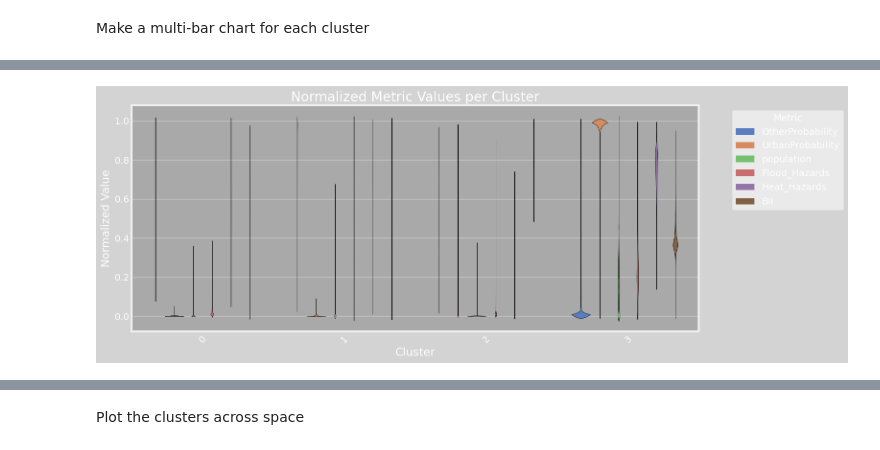
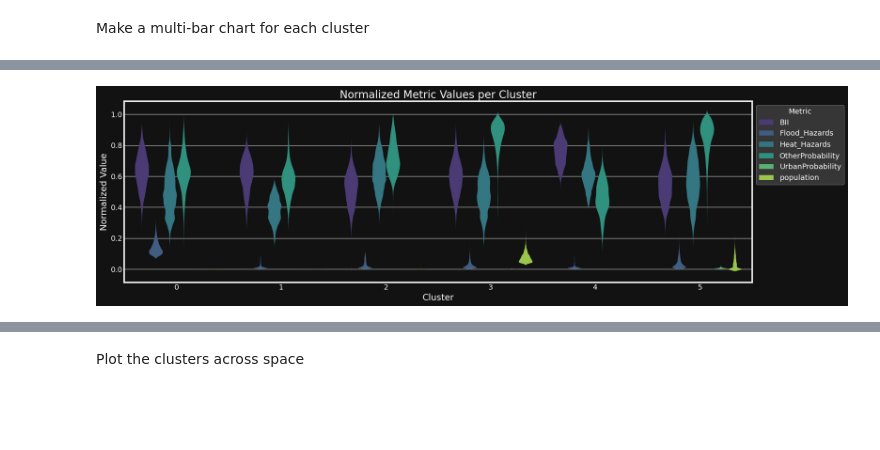
Before and after one commit to HotspotStoplight/HotspotStoplight, a Jupyter notebook: clustering/HotspotClustering_3.0.ipynb, the cells around one changed output, grey strips where cells are left out. Cells and saved outputs as stored; diff of their text form; code cells hidden in the pictures; blank space fills up the shorter version.

```diff
--- a/clustering/HotspotClustering_3.0.ipynb
+++ b/clustering/HotspotClustering_3.0.ipynb
@@ -341,29 +220,56 @@ plt.show()
-# %%
-# Assuming the DataFrame long_df and 'fivethirtyeight' style are set
-plt.style.use('fivethirtyeight')
-fig, ax = plt.subplots(figsize=(16, 6))
-fig.patch.set_facecolor('#121212')
-ax.set_facecolor('#121212')
-
-# Draw violin plots without outlines
-violin_parts = sns.violinplot(x='cluster', y='Normalized Value', hue='Metric', data=long_df, palette='muted', split=False, linewidth=0)
-
-# Manually set the outlines
-for part in violin_parts.collections:
-    part.set_edgecolor('black')  # Manually set edge color to match palette='muted' in the plot
-    part.set_linewidth(0.5)
-
-# Customizations
-ax.set_title('Normalized Metric Values per Cluster')
-ax.set_xlabel('Cluster')
-ax.set_ylabel('Normalized Value')
-ax.legend(title='Metric', bbox_to_anchor=(1.05, 1), loc='upper left')
-
-plt.xticks(rotation=45)
-plt.tight_layout()
-plt.show()
-# %% [output]
-[figure, removed]
+# %%
+# Convert df to long format
+# Select columns to include in the melt operation, excluding 'x' and 'y'
+columns_to_melt = df.columns.difference(['x', 'y', 'cluster'])
+
+# Perform the melt operation with the selected columns
+long_df = pd.melt(df, id_vars=['cluster'], value_vars=columns_to_melt, var_name='Metric', value_name='Normalized Value')
+
+# Example to add space between clusters (e.g., 0, 1, 2) becomes (0, 2, 4) to add space
+cluster_ids = sorted(long_df['cluster'].unique())
+spacing_factor = 2  # Adjust the spacing factor as needed
+cluster_mapping = {old_id: i * spacing_factor for i, old_id in enumerate(cluster_ids)}
+
+# Apply the mapping to create spaced cluster IDs
+long_df['spaced_cluster'] = long_df['cluster'].map(cluster_mapping)
+
+# Now, plot with the updated 'spaced_cluster' instead of 'cluster'
+plt.style.use('fivethirtyeight')
+fig, ax = plt.subplots(figsize=(20, 6))
+fig.patch.set_facecolor('#121212')
+ax.set_facecolor('#121212')
+
+# Adjusted violin plot to use 'spaced_cluster'
+palette = sns.color_palette("muted", n_colors=len(long_df['Metric'].unique()))
+violin_parts = sns.violinplot(x='spaced_cluster', y='Normalized Value', hue='Metric', data=long_df,
+                              palette='viridis', split=False, linewidth=0, scale='count')
+
+# Compute median values considering the new spaced clusters
+medians = long_df.groupby(['spaced_cluster', 'Metric'])['Normalized Value'].median().reset_index()
+
+# Update plotting of medians and other elements as needed
+# Similar to previous steps, just ensure to use 'spaced_cluster'
+
+# Customizations for text color, etc.
+ax.set_title('Normalized Metric Values per Cluster', color='white')
+ax.set_xlabel('Cluster', color='white')
+ax.set_ylabel('Normalized Value', color='white')
+ax.tick_params(axis='x', colors='white')
+ax.tick_params(axis='y', colors='white')
+
+# Correct the x-axis labels to reflect original cluster IDs, not spaced IDs
+ax.set_xticklabels(cluster_ids)
+
+# Adjust legend and other customizations as before
+legend = ax.legend(title='Metric', bbox_to_anchor=(1, 1), loc='upper left')
+plt.setp(legend.get_texts(), color='white')
+plt.setp(legend.get_title(), color='white')
+legend.get_frame().set_facecolor('#404040')
+
+plt.tight_layout()
+plt.show()
+# %% [output]
+[figure, added]
 # %% [markdown]
 Here we see how each one of the clusters is composed of a different combination of values of each index we're clustering on.<br>
 Let's put together some high-level takeaways about the implications of each of these.<br>
```
Also changed, not shown: parts of 20 cells of this notebook, 49 other files.
